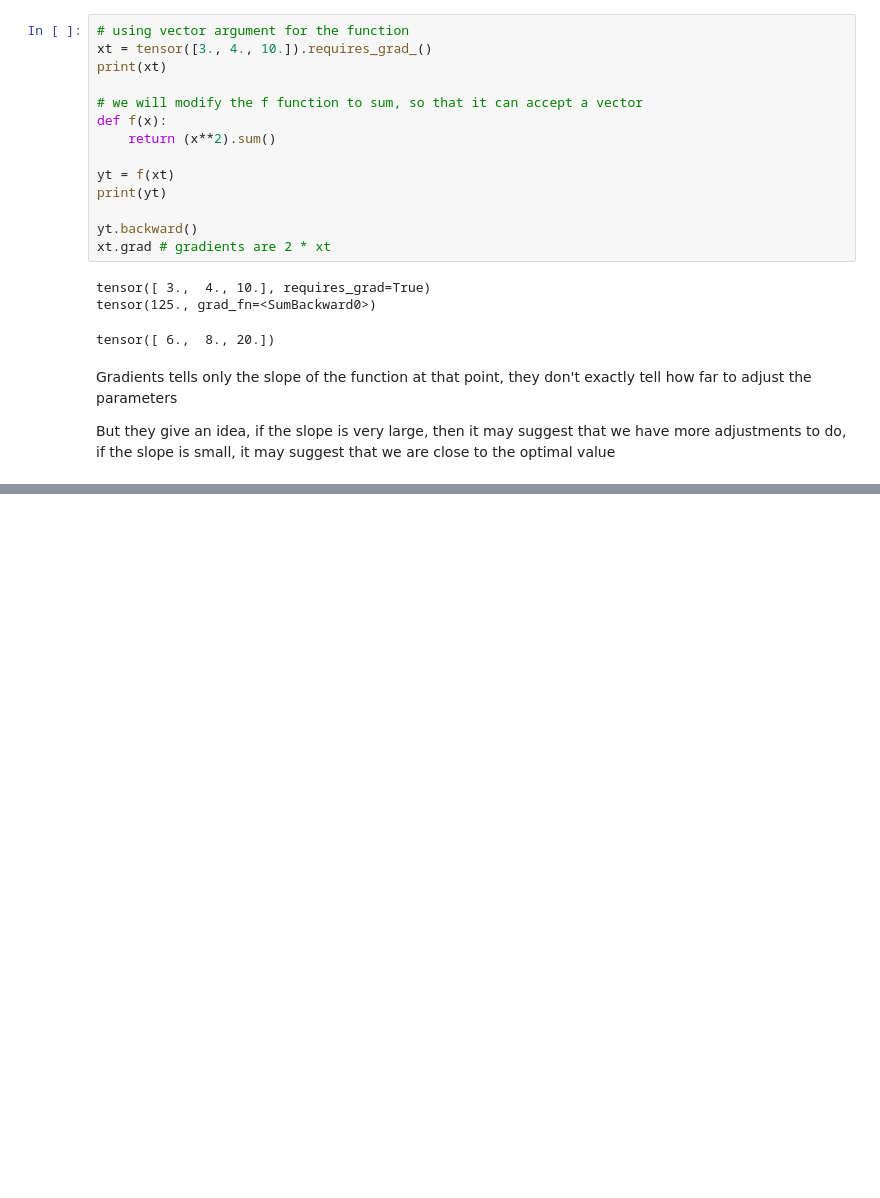
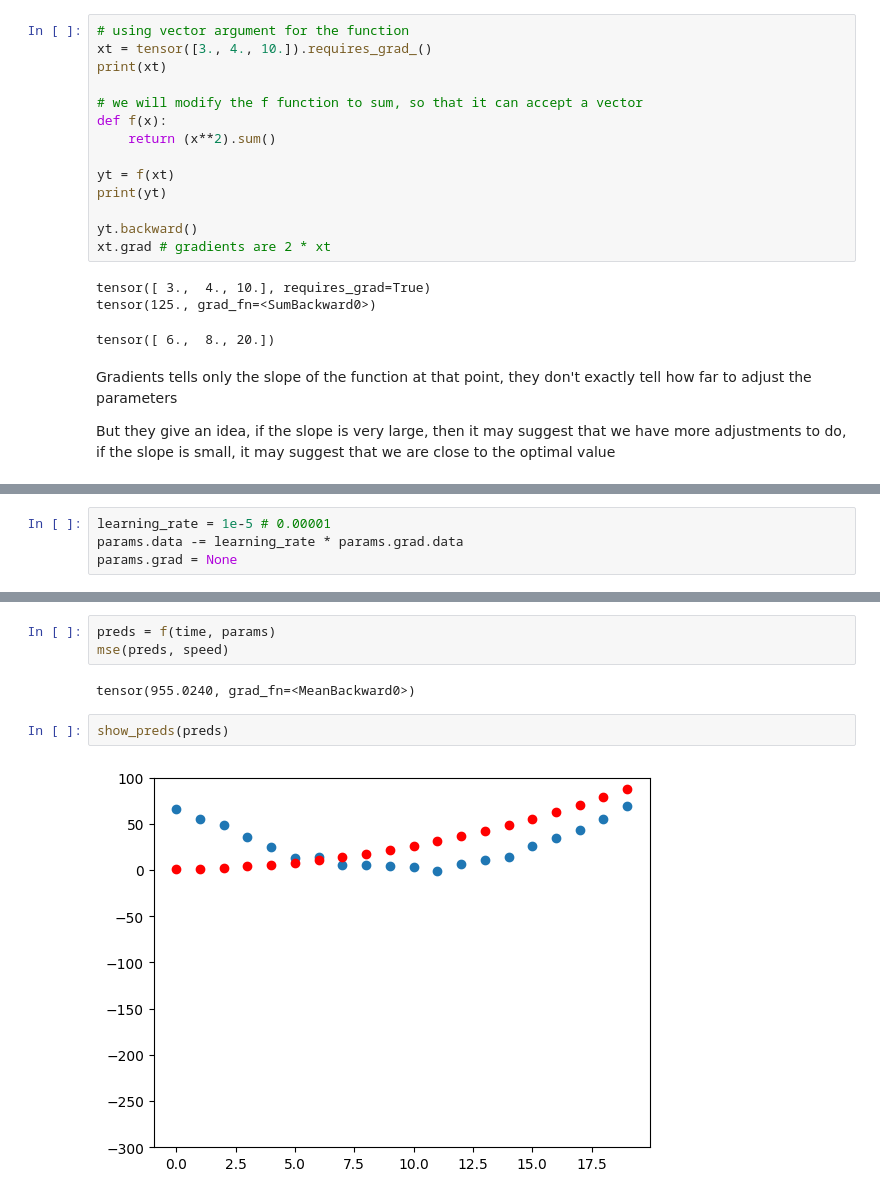
Before and after one commit to JeremyLoh/ml, a Jupyter notebook: fastai/book/chapter4/chapter4.ipynb, the cells around one changed output, grey strips where cells are left out. Saved outputs shown, nothing was run; the diff lists cells and outputs as text; blank space fills up the shorter version.

```diff
--- a/fastai/book/chapter4/chapter4.ipynb
+++ b/fastai/book/chapter4/chapter4.ipynb
@@ -696,0 +878,4 @@ if the slope is small, it may suggest that we are close to the optimal value
+# %%
+learning_rate = 1e-5 # 0.00001
+params.data -= learning_rate * params.grad.data
+params.grad = None
@@ -696,0 +895,9 @@ if the slope is small, it may suggest that we are close to the optimal value
+# %%
+preds = f(time, params)
+mse(preds, speed)
+# %% [output]
+tensor(955.0240, grad_fn=<MeanBackward0>)
+# %%
+show_preds(preds)
+# %% [output]
+[figure, added]
```
Also changed, not shown: parts of 23 cells of this notebook.
